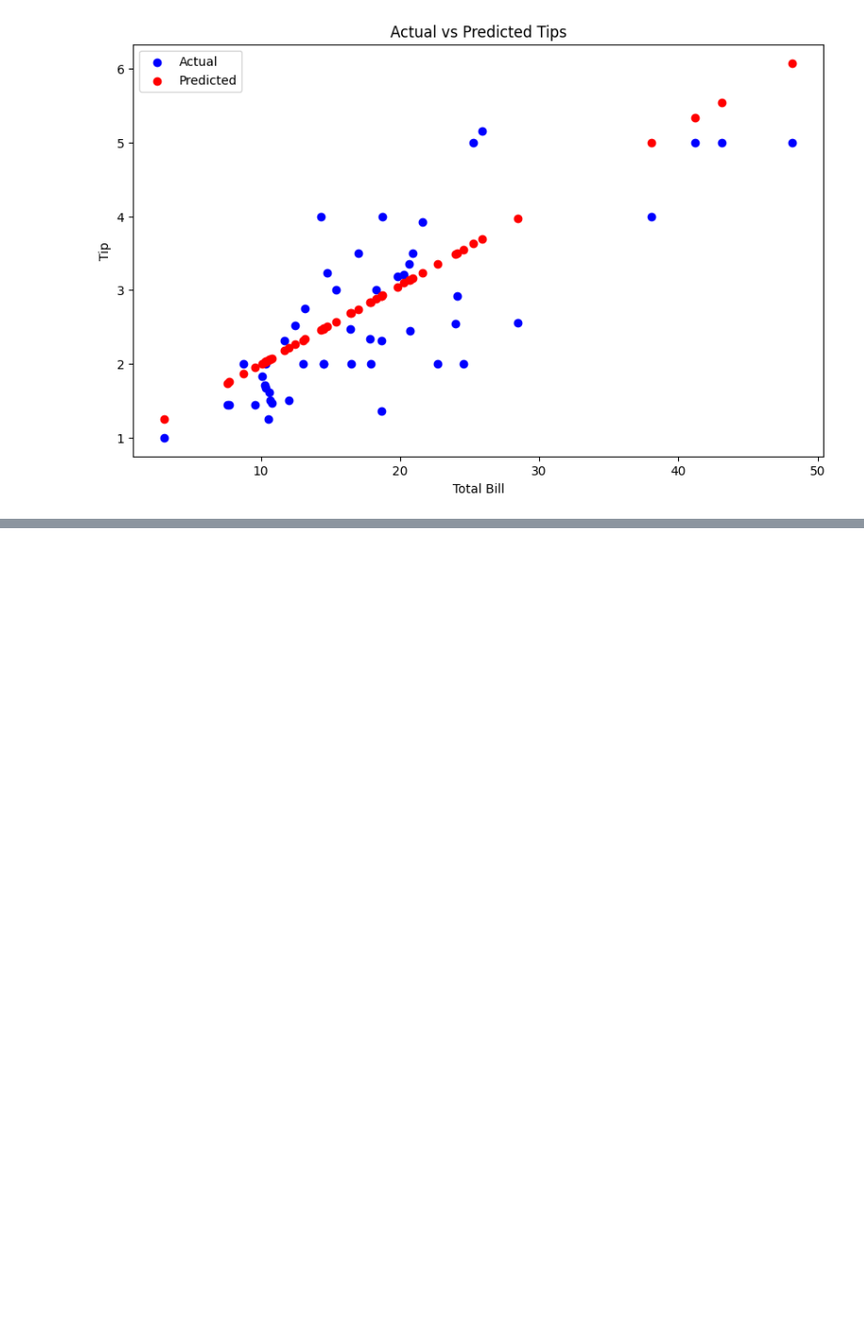
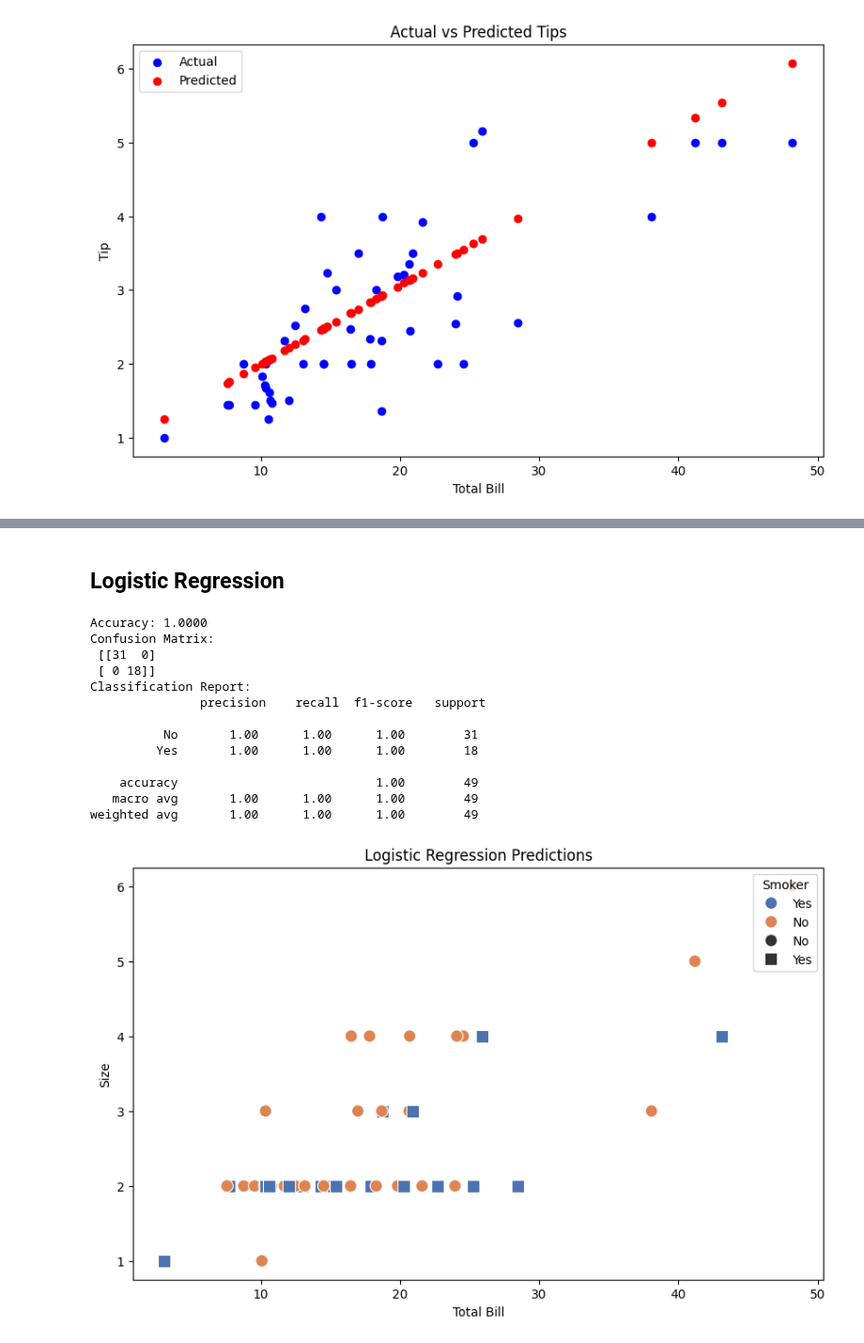
Before and after one commit to abubakar786565/Machine-Learning, a Jupyter notebook: 02_Intermediate_Scikit_Learn.ipynb, the cells around one changed output, grey strips where cells are left out. Shown at 94% size. Cells and saved outputs as stored; diff of their text form; code cells hidden in the pictures; blank space fills up the shorter version.

```diff
--- a/02_Intermediate_Scikit_Learn.ipynb
+++ b/02_Intermediate_Scikit_Learn.ipynb
@@ -71,0 +154,54 @@ R^2 Score: 0.5449381659234663
+# %% [markdown]
+## Logistic Regression
+# %%
+from sklearn.linear_model import LogisticRegression
+from sklearn.model_selection import train_test_split
+from sklearn.metrics import accuracy_score, confusion_matrix, classification_report
+
+# Prepare data
+X = df[['total_bill', 'size', 'smoker_No']]
+y = df['smoker']  # Target variable
+
+
+# Split the data into training and testing sets
+X_train, X_test, y_train, y_test = train_test_split(X, y, test_size=0.2, random_state=42)
+
+# Create and train the model
+logistic_model = LogisticRegression(max_iter=200)
+logistic_model.fit(X_train, y_train)
+
+# Make predictions
+y_pred = logistic_model.predict(X_test)
+
+# Evaluate the model
+accuracy = accuracy_score(y_test, y_pred)
+conf_matrix = confusion_matrix(y_test, y_pred)
+class_report = classification_report(y_test, y_pred)
+print(f'Accuracy: {accuracy:.4f}')
+print('Confusion Matrix:\n', conf_matrix)
+print('Classification Report:\n', class_report)
+
+
+# Visualize the results
+plt.figure(figsize=(10, 6))
+sns.scatterplot(x=X_test['total_bill'], y=X_test['size'], hue=y_test, style=y_pred, palette='deep', markers=['o', 's'], s=100)
+plt.title('Logistic Regression Predictions')
+plt.xlabel('Total Bill')
+plt.ylabel('Size')
+plt.legend(title='Smoker', loc='upper right')
+plt.show()
+# %% [output]
+Accuracy: 1.0000
+Confusion Matrix:
+ [[31  0]
+ [ 0 18]]
+Classification Report:
+               precision    recall  f1-score   support
+
+          No       1.00      1.00      1.00        31
+         Yes       1.00      1.00      1.00        18
+
+    accuracy                           1.00        49
+   macro avg       1.00      1.00      1.00        49
+weighted avg       1.00      1.00      1.00        49
+[figure, added]
```
Also changed, not shown: parts of 6 cells of this notebook.
